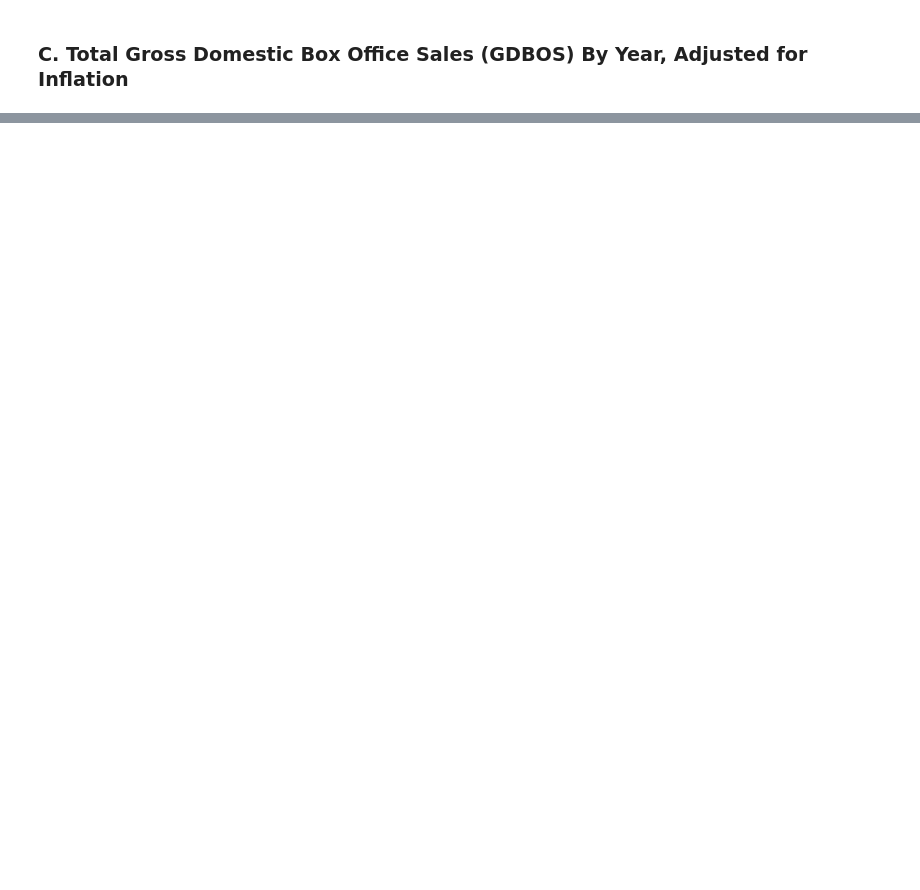
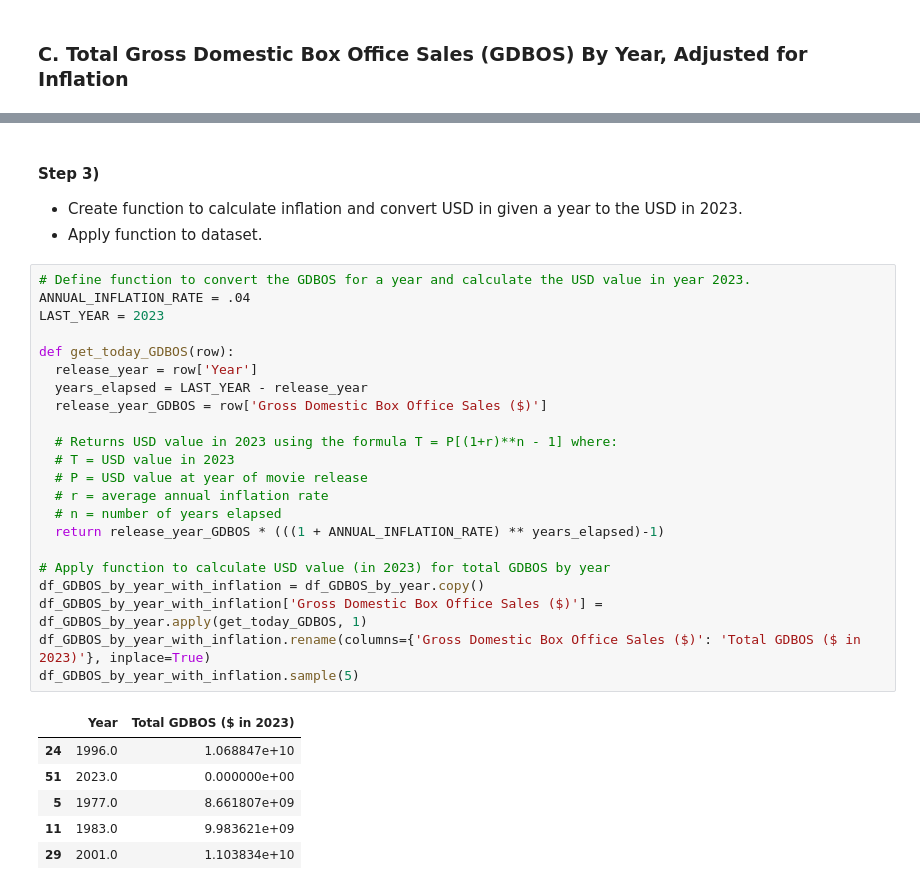
Before and after one commit to tsnow2010/DATA601, a Jupyter notebook: DATA601_Project1/src/main.ipynb, the cells around one changed output, grey strips where cells are left out. Drawn from its saved outputs; the diff is of its cells as text; blank space fills up the shorter version.

```diff
--- a/DATA601_Project1/src/main.ipynb
+++ b/DATA601_Project1/src/main.ipynb
@@ -355,0 +390,33 @@ A total of 6589 movies were removed.
+# %% [markdown]
+#### Step 3)
+- Create function to calculate inflation and convert USD in given a year to the USD in 2023.
+- Apply function to dataset.
+# %%
+# Define function to convert the GDBOS for a year and calculate the USD value in year 2023.
+ANNUAL_INFLATION_RATE = .04
+LAST_YEAR = 2023
+
+def get_today_GDBOS(row):
+  release_year = row['Year']
+  years_elapsed = LAST_YEAR - release_year
+  release_year_GDBOS = row['Gross Domestic Box Office Sales ($)']
+
+  # Returns USD value in 2023 using the formula T = P[(1+r)**n - 1] where:
+  # T = USD value in 2023
+  # P = USD value at year of movie release
+  # r = average annual inflation rate
+  # n = number of years elapsed
+  return release_year_GDBOS * (((1 + ANNUAL_INFLATION_RATE) ** years_elapsed)-1)
+
+# Apply function to calculate USD value (in 2023) for total GDBOS by year
+df_GDBOS_by_year_with_inflation = df_GDBOS_by_year.copy()
+df_GDBOS_by_year_with_inflation['Gross Domestic Box Office Sales ($)'] = df_GDBOS_by_year.apply(get_today_GDBOS, 1)
+df_GDBOS_by_year_with_inflation.rename(columns={'Gross Domestic Box Office Sales ($)': 'Total GDBOS ($ in 2023)'}, inplace=True)
+df_GDBOS_by_year_with_inflation.sample(5)
+# %% [output]
+|  | Year | Total GDBOS ($ in 2023) |
+| 24 | 1996.0 | 1.068847e+10 |
+| 51 | 2023.0 | 0.000000e+00 |
+| 5 | 1977.0 | 8.661807e+09 |
+| 11 | 1983.0 | 9.983621e+09 |
+| 29 | 2001.0 | 1.103834e+10 |
```
Also changed, not shown: parts of 39 cells of this notebook.
